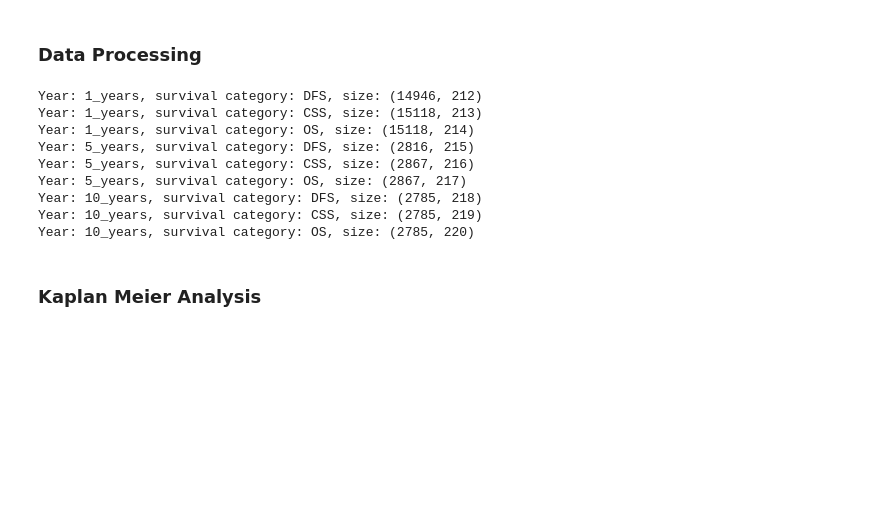
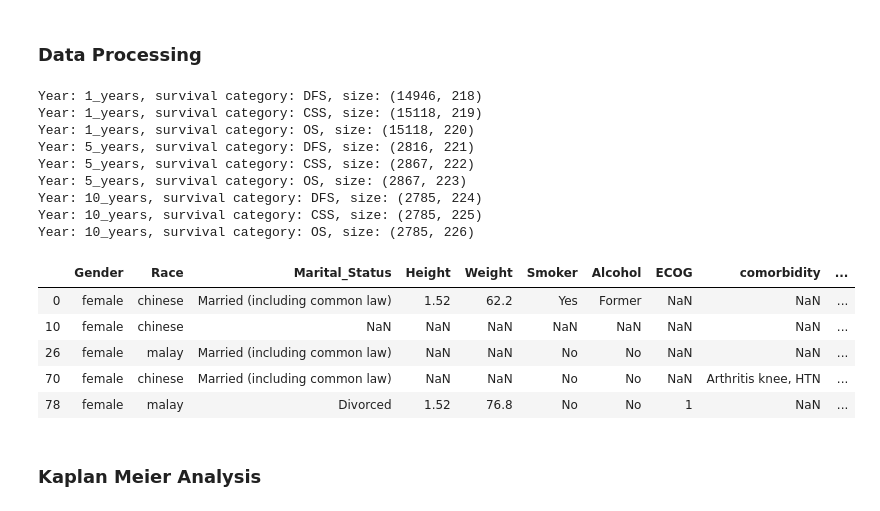
Before and after one commit to cmy96/fyp, a Jupyter notebook: Code/Kaplan Meier module.ipynb, the cells around one changed output. Cells and saved outputs as stored; diff of their text form; code cells hidden in the pictures; blank space fills up the shorter version.

```diff
--- a/Code/Kaplan Meier module.ipynb
+++ b/Code/Kaplan Meier module.ipynb
@@ -100,8 +102,7 @@ def dataSetting(dropCol,FILE_FOLDER = "C:\\SMU_v2\\"):
 # %% [markdown]
 ### Data Processing
 # %%
-listToDrop = ['NRIC','dob','Has Bills?','Side','Hospital','KKH','NCCS','SGH',\
-              'Count_as_DFS','Count_as_OS','Count_as_CSS']
+listToDrop = ['NRIC','dob','Has Bills?','Side','Hospital','KKH','NCCS','SGH']
 
 clinical = dataSetting(listToDrop)
 
@@ -113,17 +114,24 @@ for i in df_dict:
     for s_type in df_dict[i]:
         print("Year: {}, survival category: {}, size: {}".format(i,s_type,df_dict[i][s_type].shape))
 # %% [output]
-Year: 1_years, survival category: DFS, size: (14946, 212)
-Year: 1_years, survival category: CSS, size: (15118, 213)
-Year: 1_years, survival category: OS, size: (15118, 214)
-Year: 5_years, survival category: DFS, size: (2816, 215)
-Year: 5_years, survival category: CSS, size: (2867, 216)
-Year: 5_years, survival category: OS, size: (2867, 217)
-Year: 10_years, survival category: DFS, size: (2785, 218)
-Year: 10_years, survival category: CSS, size: (2785, 219)
-Year: 10_years, survival category: OS, size: (2785, 220)
+Year: 1_years, survival category: DFS, size: (14946, 218)
+Year: 1_years, survival category: CSS, size: (15118, 219)
+Year: 1_years, survival category: OS, size: (15118, 220)
+Year: 5_years, survival category: DFS, size: (2816, 221)
+Year: 5_years, survival category: CSS, size: (2867, 222)
+Year: 5_years, survival category: OS, size: (2867, 223)
+Year: 10_years, survival category: DFS, size: (2785, 224)
+Year: 10_years, survival category: CSS, size: (2785, 225)
+Year: 10_years, survival category: OS, size: (2785, 226)
 # %%
-# df_dict["10_years"]["OS"].head()
+df_dict["10_years"]["OS"].head()
+# %% [output]
+|  | Gender | Race | Marital_Status | Height | Weight | Smoker | Alcohol | ECOG | comorbidity | ... |
+| 0 | female | chinese | Married (including common law) | 1.52 | 62.2 | Yes | Former | NaN | NaN | ... |
+| 10 | female | chinese | NaN | NaN | NaN | NaN | NaN | NaN | NaN | ... |
+| 26 | female | malay | Married (including common law) | NaN | NaN | No | No | NaN | NaN | ... |
+| 70 | female | chinese | Married (including common law) | NaN | NaN | No | No | NaN | Arthritis knee, HTN | ... |
+| 78 | female | malay | Divorced | 1.52 | 76.8 | No | No | 1 | NaN | ... |
 # %% [markdown]
 ### Kaplan Meier Analysis
 # %%
```
Also changed, not shown: parts of 4 cells of this notebook, 2 other files.
